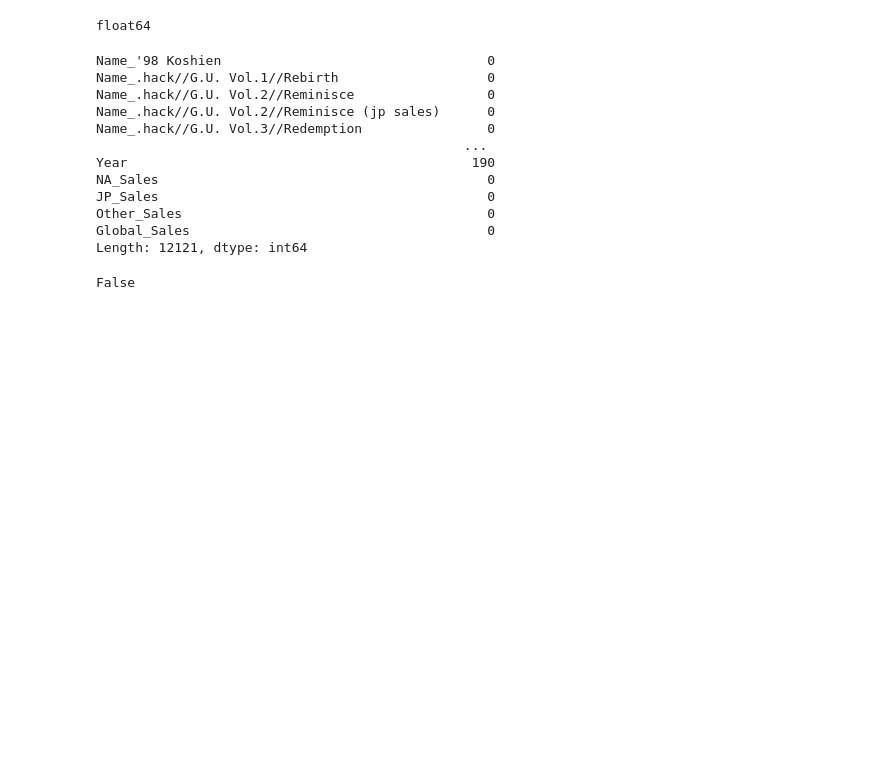
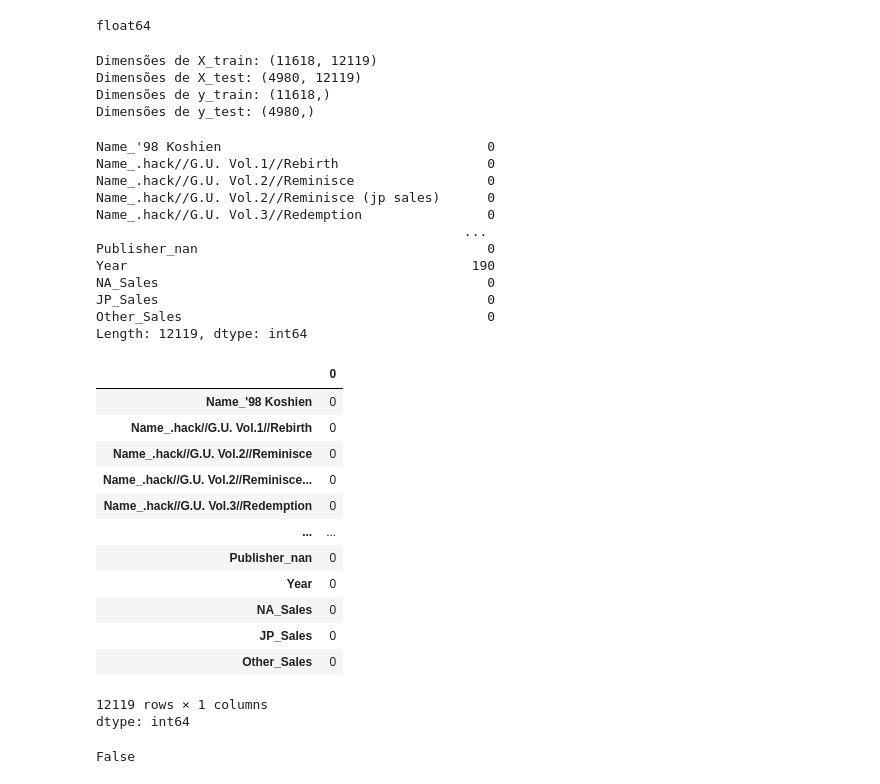
Before and after one commit to rodrigo8502/projeto5, a Jupyter notebook: game_sales3.ipynb, the cells around one changed output. Saved outputs shown, nothing was run; the diff lists cells and outputs as text; code cells hidden in the pictures; blank space fills up the shorter version.

```diff
--- a/game_sales3.ipynb
+++ b/game_sales3.ipynb
@@ -304,7 +432,7 @@ float64
 encoded_df = pd.DataFrame(encoded_columns, columns=encoder.get_feature_names_out(["Name", "Platform", "Genre", "Publisher"]))
 
 # Concatenando com as colunas numéricas
-X_encoded = pd.concat([encoded_df, dataset.drop(columns=["Name", "Platform", "Genre", "Publisher", "EU_Sales"])], axis=1)
+X_encoded = pd.concat([encoded_df, dataset.drop(columns=["Name", "Platform", "Genre", "Publisher", "EU_Sales", "Global_Sales", "Rank"])], axis=1)
 
 # Separando a variável dependente (target)
 y = dataset["EU_Sales"]
@@ -324,8 +452,18 @@ X_train, X_test, y_train, y_test = train_test_split(X_encoded, y,
 scoring = 'neg_mean_squared_error'
 num_particoes = 3
 kfold = KFold(n_splits=num_particoes, shuffle=True, random_state=seed) # validação cruzada sem estratificação
+# %%
+print(f"Dimensões de X_train: {X_train.shape}")
+print(f"Dimensões de X_test: {X_test.shape}")
+print(f"Dimensões de y_train: {y_train.shape}")
+print(f"Dimensões de y_test: {y_test.shape}")
+# %% [output]
+Dimensões de X_train: (11618, 12119)
+Dimensões de X_test: (4980, 12119)
+Dimensões de y_train: (11618,)
+Dimensões de y_test: (4980,)
 # %%
-print(X_train.isnull().sum())
+print(X_train.isnull().sum())# Verificar se há valores nulos
 # %% [output]
 Name_'98 Koshien                                  0
 Name_.hack//G.U. Vol.1//Rebirth                   0
@@ -333,10 +471,10 @@ Name_.hack//G.U. Vol.2//Reminisce                 0
 Name_.hack//G.U. Vol.2//Reminisce (jp sales)      0
 Name_.hack//G.U. Vol.3//Redemption                0
                                                ...
+Publisher_nan                                     0
 Year                                            190
 NA_Sales                                          0
 JP_Sales                                          0
 Other_Sales                                       0
-Global_Sales                                      0
-Length: 12121, dtype: int64
+Length: 12119, dtype: int64
 # %%
@@ -343,0 +482,17 @@ X_train['Year'] = X_train['Year'].fillna(X_train['Year'].mean())  # Usando a mé
+# %%
+X_test.isnull().sum()
+# %% [output]
+|  | 0 |
+| Name_'98 Koshien | 0 |
+| Name_.hack//G.U. Vol.1//Rebirth | 0 |
+| Name_.hack//G.U. Vol.2//Reminisce | 0 |
+| Name_.hack//G.U. Vol.2//Reminisce... | 0 |
+| Name_.hack//G.U. Vol.3//Redemption | 0 |
+| ... | ... |
+| Publisher_nan | 0 |
+| Year | 0 |
+| NA_Sales | 0 |
+| JP_Sales | 0 |
+| Other_Sales | 0 |
+12119 rows × 1 columns
+dtype: int64
```
Also changed, not shown: parts of 26 cells of this notebook.
